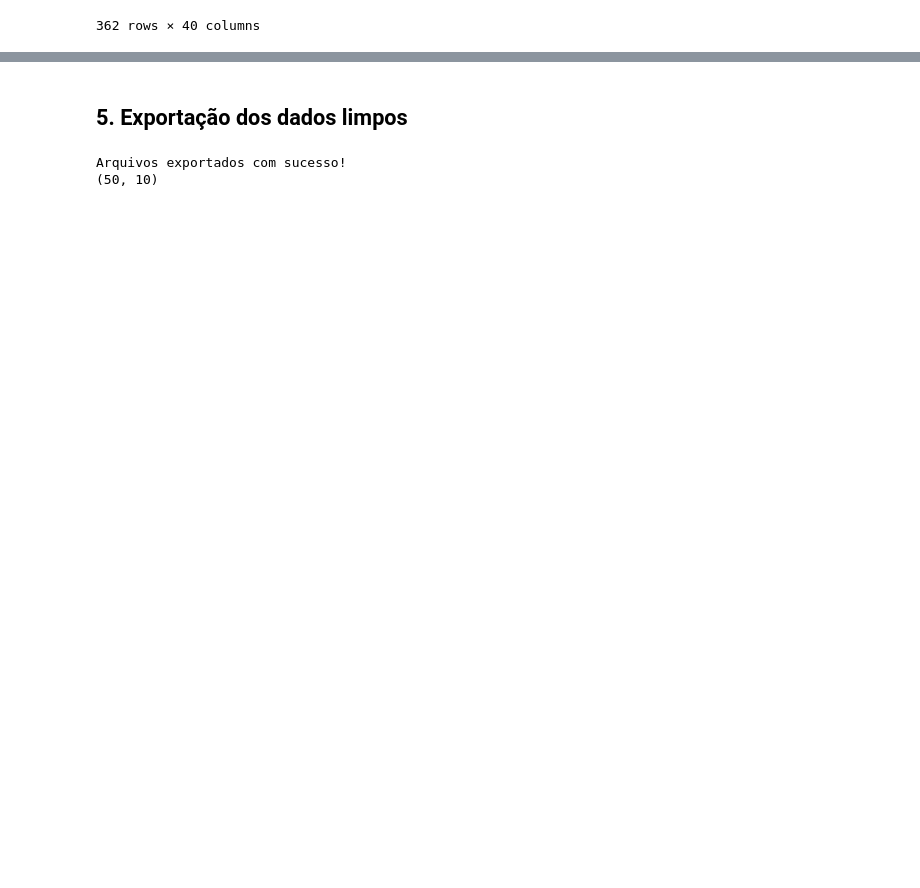
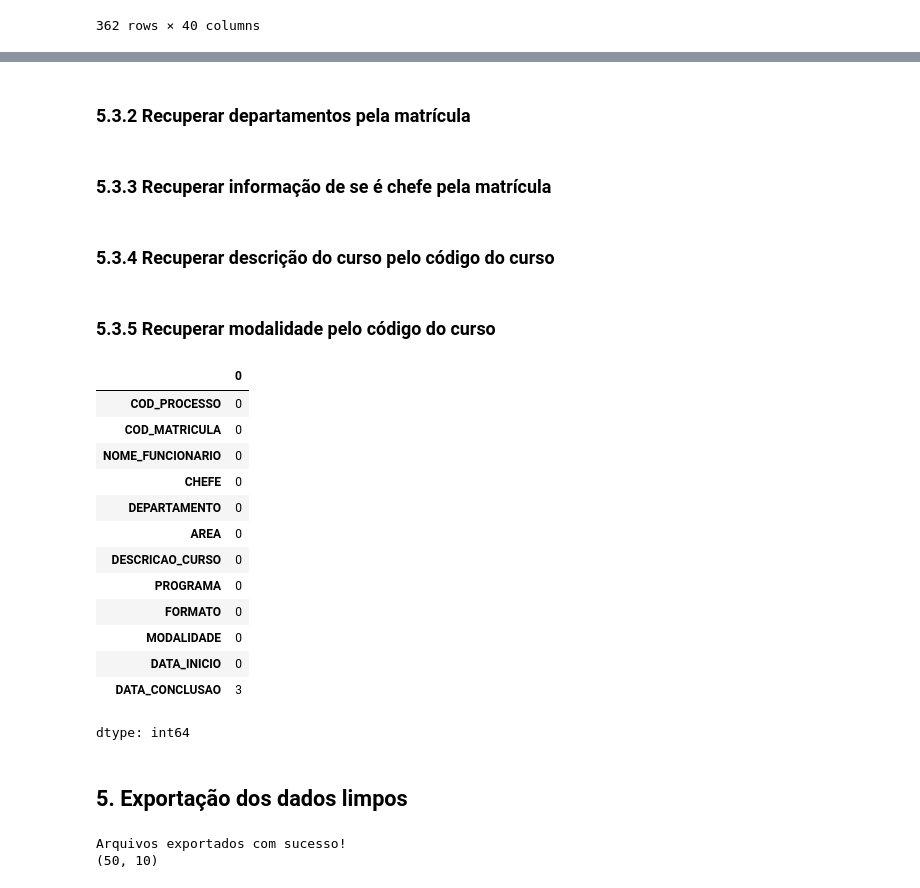
Before and after one commit to SENACBD/Projeto-de-BI-de-Educa-o-Corporativa-do-SENAC, a Jupyter notebook: notebooks/etl/03_data_preparation.ipynb, the cells around one changed output, grey strips where cells are left out. Cells and saved outputs as stored; diff of their text form; code cells hidden in the pictures; blank space fills up the shorter version.

```diff
--- a/notebooks/etl/03_data_preparation.ipynb
+++ b/notebooks/etl/03_data_preparation.ipynb
@@ -880,0 +1224,2 @@ if dados_participacaocurso.duplicated(["COD_PROCESSO", "COD_MATRICULA"]).any():
+# %% [markdown]
+### 5.3.2 Recuperar departamentos pela matrícula
@@ -880,0 +1275,2 @@ if dados_participacaocurso.duplicated(["COD_PROCESSO", "COD_MATRICULA"]).any():
+# %% [markdown]
+### 5.3.3 Recuperar informação de se é chefe pela matrícula
@@ -880,0 +1330,2 @@ if dados_participacaocurso.duplicated(["COD_PROCESSO", "COD_MATRICULA"]).any():
+# %% [markdown]
+### 5.3.4 Recuperar descrição do curso pelo código do curso
@@ -880,0 +1384,2 @@ if dados_participacaocurso.duplicated(["COD_PROCESSO", "COD_MATRICULA"]).any():
+# %% [markdown]
+### 5.3.5 Recuperar modalidade pelo código do curso
@@ -881,3 +1440,20 @@ if dados_participacaocurso.duplicated(["COD_PROCESSO", "COD_MATRICULA"]).any():
+# %%
+display(dados_participacaocurso.isna().sum())
+# %% [output]
+|  | 0 |
+| COD_PROCESSO | 0 |
+| COD_MATRICULA | 0 |
+| NOME_FUNCIONARIO | 0 |
+| CHEFE | 0 |
+| DEPARTAMENTO | 0 |
+| AREA | 0 |
+| DESCRICAO_CURSO | 0 |
+| PROGRAMA | 0 |
+| FORMATO | 0 |
+| MODALIDADE | 0 |
+| DATA_INICIO | 0 |
+| DATA_CONCLUSAO | 3 |
+dtype: int64
 # %% [markdown]
 ## 5. Exportação dos dados limpos
 # %%
```
Also changed, not shown: parts of 20 cells of this notebook.
